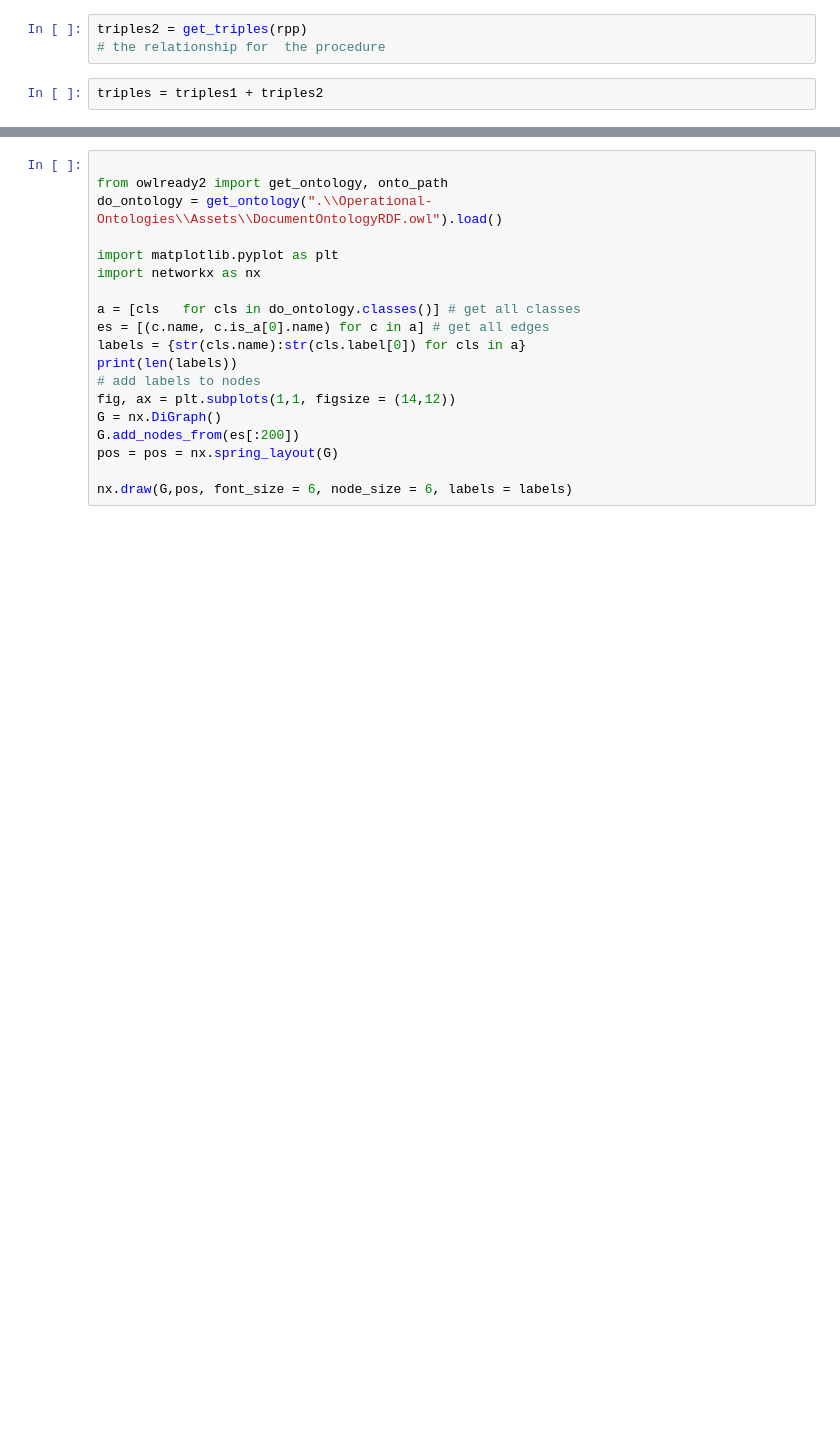
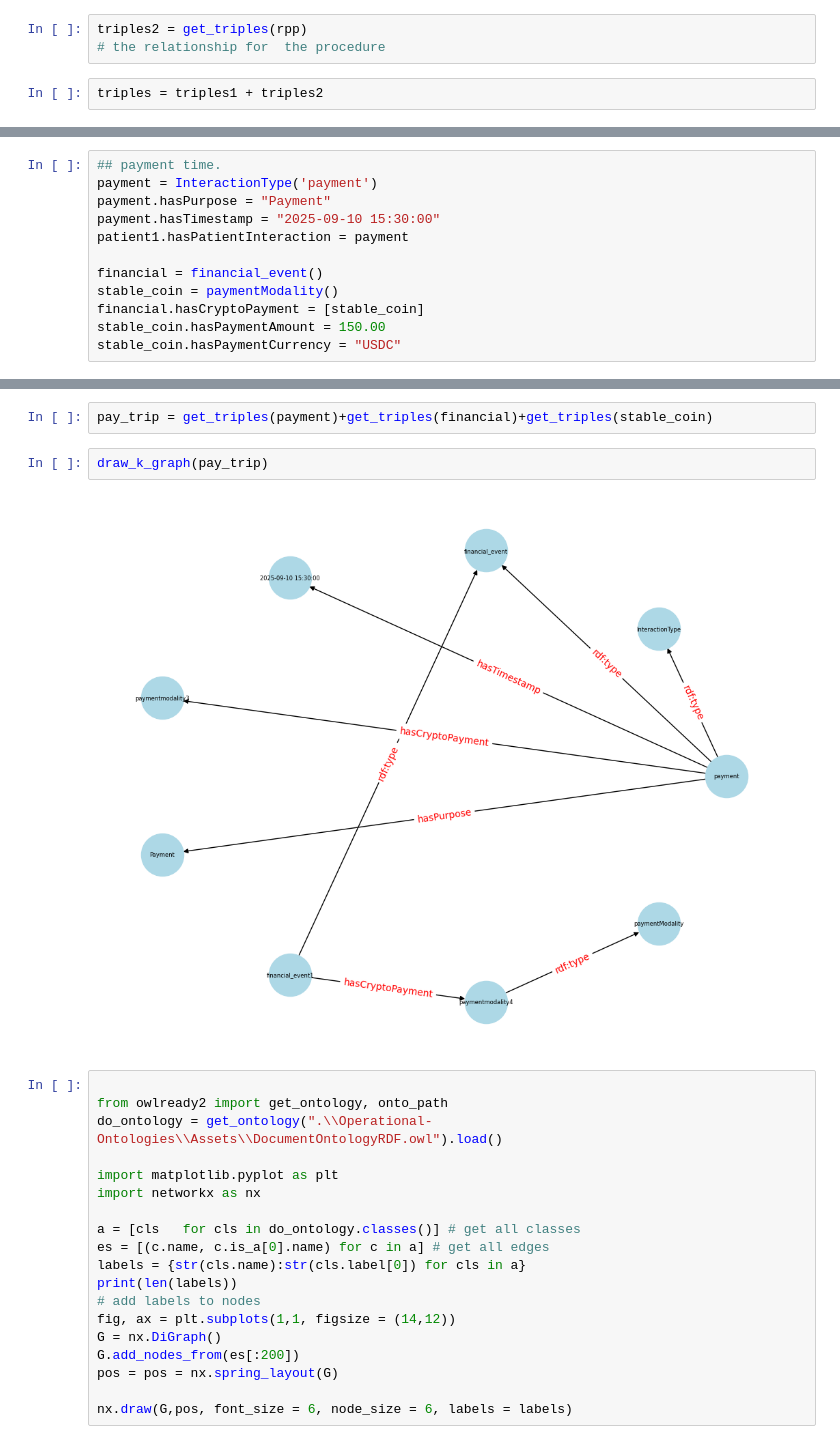
Before and after one commit to alon-benari/Operational-Ontologies, a Jupyter notebook: Clinical_Individuals.ipynb, the cells around one changed output, grey strips where cells are left out. Saved outputs shown, nothing was run; the diff lists cells and outputs as text; blank space fills up the shorter version.

Commit message:
payment

```diff
--- a/Clinical_Individuals.ipynb
+++ b/Clinical_Individuals.ipynb
@@ -211,0 +169,12 @@ draw_k_graph(triples)
+# %%
+## payment time.
+payment = InteractionType('payment')
+payment.hasPurpose = "Payment"
+payment.hasTimestamp = "2025-09-10 15:30:00"
+patient1.hasPatientInteraction = payment
+
+financial = financial_event()
+stable_coin = paymentModality()
+financial.hasCryptoPayment = [stable_coin]
+stable_coin.hasPaymentAmount = 150.00
+stable_coin.hasPaymentCurrency = "USDC"
@@ -212,3 +201,9 @@ draw_k_graph(triples)
+# %%
+pay_trip = get_triples(payment)+get_triples(financial)+get_triples(stable_coin)
+# %%
+draw_k_graph(pay_trip)
+# %% [output]
+[figure, added]
 # %%
 
 from owlready2 import get_ontology, onto_path
```
Also changed, not shown: parts of 12 cells of this notebook, 2 other files.
